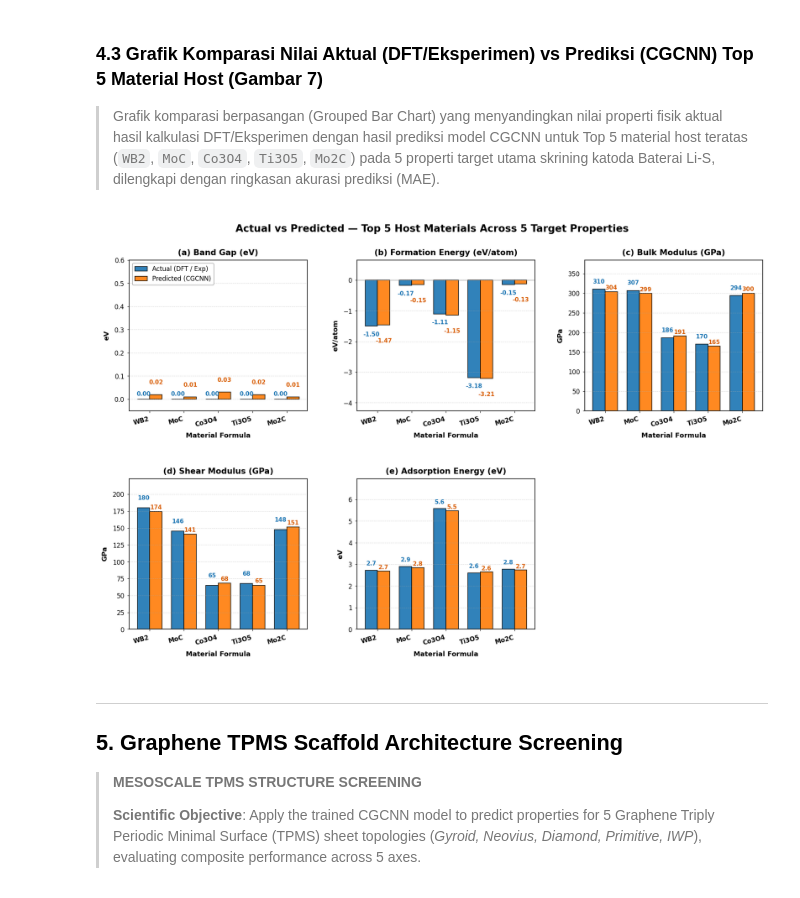
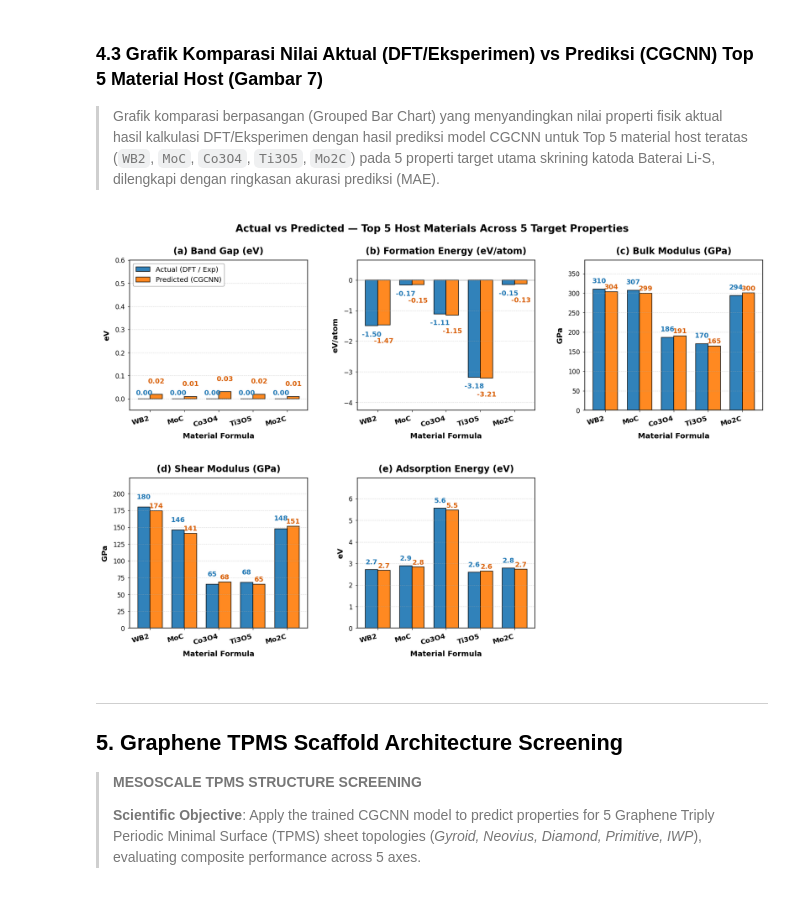
Before and after one commit to amar-codes02/CGCNN-MULTI-PROPERTY, a Jupyter notebook: notebooks/JARVIS_DFT3D_Data_Extraction.ipynb, the cells around one changed output. Cells and saved outputs as stored; diff of their text form; code cells hidden in the pictures.

Commit message:
Further enlarge table font sizes to 17pt-19pt and boost Figure 7 text annotations

```diff
--- a/notebooks/JARVIS_DFT3D_Data_Extraction.ipynb
+++ b/notebooks/JARVIS_DFT3D_Data_Extraction.ipynb
@@ -113,14 +113,14 @@ def render_df_to_fig(df, title="", filename=None, figsize=None, col_widths=None)
         for col in df.columns:
             cell_strs = [str(col)] + [str(v) for v in df[col].values]
             max_len = max([len(s) for s in cell_strs]) if cell_strs else len(str(col))
-            col_lens.append(max_len + 5)
+            col_lens.append(max_len + 6)
         tot_len = sum(col_lens)
         col_widths = [l / tot_len for l in col_lens]
 
     if figsize is None:
         tot_chars = sum([max([len(str(v)) for v in [col] + df[col].tolist()]) for col in df.columns])
-        fig_w = max(16.0, min(24.0, tot_chars * 0.24 + n_cols * 0.9))
-        fig_h = max(4.5, (n_rows + 2.0) * 0.75)
+        fig_w = max(18.0, min(28.0, tot_chars * 0.28 + n_cols * 1.1))
+        fig_h = max(5.5, (n_rows + 2.2) * 0.95)
         figsize = (fig_w, fig_h)
 
     fig, ax = plt.subplots(figsize=figsize)
@@ -131,20 +131,20 @@ def render_df_to_fig(df, title="", filename=None, figsize=None, col_widths=None)
     table = ax.table(cellText=table_data, colWidths=col_widths, loc="center", cellLoc="center")
 
     table.auto_set_font_size(False)
-    table.set_fontsize(14.5)
-    table.scale(1.0, 2.5)
+    table.set_fontsize(17.0)
+    table.scale(1.2, 3.2)
 
     for (r, c), cell in table.get_celld().items():
         if r == 0:
             cell.set_facecolor("#2b5c8f")
-            cell.set_text_props(color="white", fontweight="bold", fontsize=15.5)
+            cell.set_text_props(color="white", fontweight="bold", fontsize=19.0)
         else:
             cell.set_facecolor("#f9f9f9" if r % 2 == 0 else "white")
-            cell.set_text_props(color="#111111", fontsize=14.0)
+            cell.set_text_props(color="#111111", fontsize=16.5)
 
     if title:
         clean_title = title.replace("Tabel ( ) :", "").replace("Tabel", "").strip()
-        ax.set_title(clean_title, fontsize=17.0, fontweight="bold", pad=22)
+        ax.set_title(clean_title, fontsize=20.0, fontweight="bold", pad=25)
 
     plt.tight_layout()
     if filename:
@@ -1017,63 +1017,63 @@ for idx, col in enumerate(FIVE_TARGETS):
     rects2 = ax.bar(x_indices + bar_width/2, prd_vals, bar_width, label="Predicted (CGCNN)",
                     color="#ff7f0e", edgecolor="black", linewidth=1.2, alpha=0.92)
 
-    ax.set_title(f"{SUBPLOT_LABELS[idx]} {top5_clean_titles[idx]}", fontweight="bold", fontsize=16.0, pad=10)
-    ax.set_xlabel("Material Formula", fontweight="bold", fontsize=13.5)
-    ax.set_ylabel(TARGET_UNITS[col], fontweight="bold", fontsize=13.5)
+    ax.set_title(f"{SUBPLOT_LABELS[idx]} {top5_clean_titles[idx]}", fontweight="bold", fontsize=18.0, pad=12)
+    ax.set_xlabel("Material Formula", fontweight="bold", fontsize=15.0)
+    ax.set_ylabel(TARGET_UNITS[col], fontweight="bold", fontsize=15.0)
     ax.set_xticks(x_indices)
-    ax.set_xticklabels(top5_formulas, fontweight="bold", rotation=15, ha="right", fontsize=12.5)
+    ax.set_xticklabels(top5_formulas, fontweight="bold", rotation=15, ha="right", fontsize=14.0)
     ax.grid(True, linestyle="--", alpha=0.45, axis="y")
 
     if idx == 0:
-        ax.legend(frameon=True, facecolor="white", edgecolor="gray", fontsize=12.5, loc="upper left")
+        ax.legend(frameon=True, facecolor="white", edgecolor="gray", fontsize=14.0, loc="upper left")
 
     if col == "band_gap":
         max_y = max(max(act_vals), max(prd_vals))
         ax.set_ylim(-0.05, max(0.60, max_y * 1.38))
         for r1, r2 in zip(rects1, rects2):
-            ax.text(r1.get_x() + r1.get_width()/2, r1.get_height() + 0.015 if r1.get_height() > 0 else 0.01, f"{r1.get_height():.2f}", ha="center", va="bottom", fontsize=11.5, fontweight="bold", color="#1f77b4")
-            ax.text(r2.get_x() + r2.get_width()/2, r2.get_height() + 0.04, f"{r2.get_height():.2f}", ha="center", va="bottom", fontsize=11.5, fontweight="bold", color="#d95f02")
+            ax.text(r1.get_x() + r1.get_width()/2, r1.get_height() + 0.015 if r1.get_height() > 0 else 0.01, f"{r1.get_height():.2f}", ha="center", va="bottom", fontsize=13.5, fontweight="bold", color="#1f77b4")
+            ax.text(r2.get_x() + r2.get_width()/2, r2.get_height() + 0.04, f"{r2.get_height():.2f}", ha="center", va="bottom", fontsize=13.5, fontweight="bold", color="#d95f02")
     elif col == "formation_energy":
         min_y = min(min(act_vals), min(prd_vals))
         ax.set_ylim(bottom=min_y * 1.25 - 0.25, top=0.65)
         ax.axhline(0, color="gray", linestyle="-", linewidth=1.0, alpha=0.7)
         for r1, r2 in zip(rects1, rects2):
             h1, h2 = r1.get_height(), r2.get_height()
-            ax.text(r1.get_x() + r1.get_width()/2, h1 - 0.18, f"{h1:.2f}", ha="center", va="top", fontsize=11.5, fontweight="bold", color="#1f77b4")
-            ax.text(r2.get_x() + r2.get_width()/2, h2 - 0.42, f"{h2:.2f}", ha="center", va="top", fontsize=11.5, fontweight="bold", color="#d95f02")
+            ax.text(r1.get_x() + r1.get_width()/2, h1 - 0.18, f"{h1:.2f}", ha="center", va="top", fontsize=13.5, fontweight="bold", color="#1f77b4")
+            ax.text(r2.get_x() + r2.get_width()/2, h2 - 0.42, f"{h2:.2f}", ha="center", va="top", fontsize=13.5, fontweight="bold", color="#d95f02")
     elif col == "bulk_modulus":
         max_y = max(max(act_vals), max(prd_vals))
         ax.set_ylim(bottom=0, top=max_y * 1.24)
         for r1, r2 in zip(rects1, rects2):
             h1, h2 = r1.get_height(), r2.get_height()
-            ax.text(r1.get_x() + r1.get_width()/2, h1 + 12, f"{h1:.0f}", ha="center", va="bottom", fontsize=11.5, fontweight="bold", color="#1f77b4")
-            ax.text(r2.get_x() + r2.get_width()/2, h2 + 3, f"{h2:.0f}", ha="center", va="bottom", fontsize=11.5, fontweight="bold", color="#d95f02")
+            ax.text(r1.get_x() + r1.get_width()/2, h1 + 12, f"{h1:.0f}", ha="center", va="bottom", fontsize=13.5, fontweight="bold", color="#1f77b4")
+            ax.text(r2.get_x() + r2.get_width()/2, h2 + 3, f"{h2:.0f}", ha="center", va="bottom", fontsize=13.5, fontweight="bold", color="#d95f02")
     elif col == "shear_modulus":
         max_y = max(max(act_vals), max(prd_vals))
         ax.set_ylim(bottom=0, top=max_y * 1.24)
         for r1, r2 in zip(rects1, rects2):
             h1, h2 = r1.get_height(), r2.get_height()
-            ax.text(r1.get_x() + r1.get_width()/2, h1 + 10, f"{h1:.0f}", ha="center", va="bottom", fontsize=11.5, fontweight="bold", color="#1f77b4")
-            ax.text(r2.get_x() + r2.get_width()/2, h2 + 2, f"{h2:.0f}", ha="center", va="bottom", fontsize=11.5, fontweight="bold", color="#d95f02")
+            ax.text(r1.get_x() + r1.get_width()/2, h1 + 10, f"{h1:.0f}", ha="center", va="bottom", fontsize=13.5, fontweight="bold", color="#1f77b4")
+            ax.text(r2.get_x() + r2.get_width()/2, h2 + 2, f"{h2:.0f}", ha="center", va="bottom", fontsize=13.5, fontweight="bold", color="#d95f02")
     elif col == "adsorption_energy_eV":
         max_y = max(max(act_vals), max(prd_vals))
         ax.set_ylim(bottom=0, top=max_y * 1.25)
         for r1, r2 in zip(rects1, rects2):
             h1, h2 = r1.get_height(), r2.get_height()
-            ax.text(r1.get_x() + r1.get_width()/2, h1 + 0.18, f"{h1:.1f}", ha="center", va="bottom", fontsize=11.5, fontweight="bold", color="#1f77b4")
-            ax.text(r2.get_x() + r2.get_width()/2, h2 + 0.04, f"{h2:.1f}", ha="center", va="bottom", fontsize=11.5, fontweight="bold", color="#d95f02")
+            ax.text(r1.get_x() + r1.get_width()/2, h1 + 0.18, f"{h1:.1f}", ha="center", va="bottom", fontsize=13.5, fontweight="bold", color="#1f77b4")
+            ax.text(r2.get_x() + r2.get_width()/2, h2 + 0.04, f"{h2:.1f}", ha="center", va="bottom", fontsize=13.5, fontweight="bold", color="#d95f02")
 
 # Panel 6 (f): Off / Empty panel
 ax_summary = axes_comp[5]
 ax_summary.axis("off")
 
 fig_comp.suptitle("Actual vs Predicted — Top 5 Host Materials Across 5 Target Properties", fontsize=20.0, fontweight="bold", y=0.99)
 plt.tight_layout(pad=1.5)
 fig_comp.subplots_adjust(top=0.91, hspace=0.45, wspace=0.28)
 save_paper_fig(fig_comp, "fig7_user_dataset_top5_actual_vs_predicted")
 plt.show()
 # %% [output]
-[figure, old version]
+[figure, new version]
 # %% [markdown]
 ---
 ## 5. Graphene TPMS Scaffold Architecture Screening
```
Also changed, not shown: parts of 5 cells of this notebook, 34 other files.
